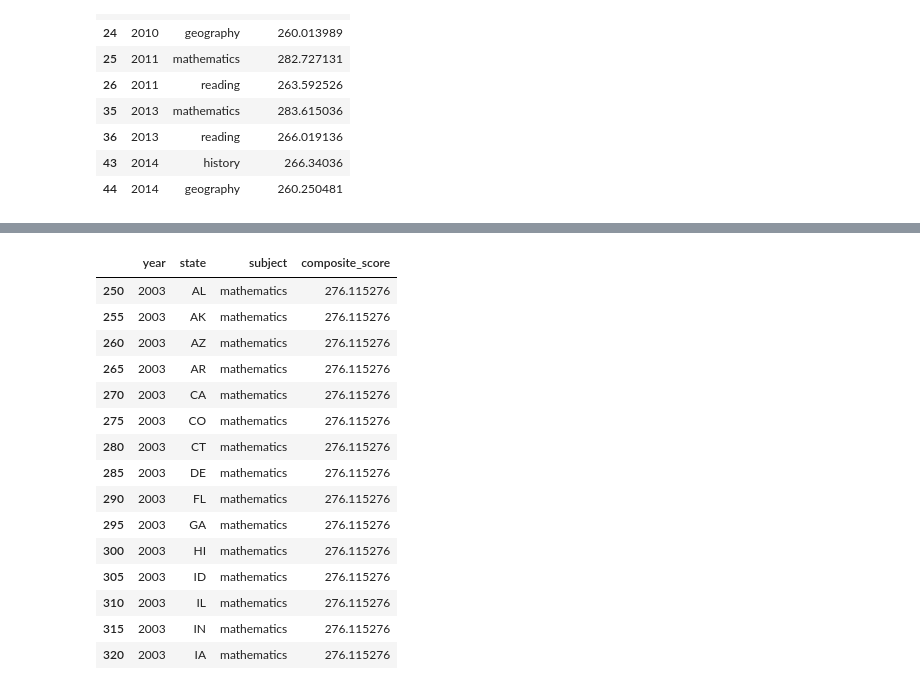
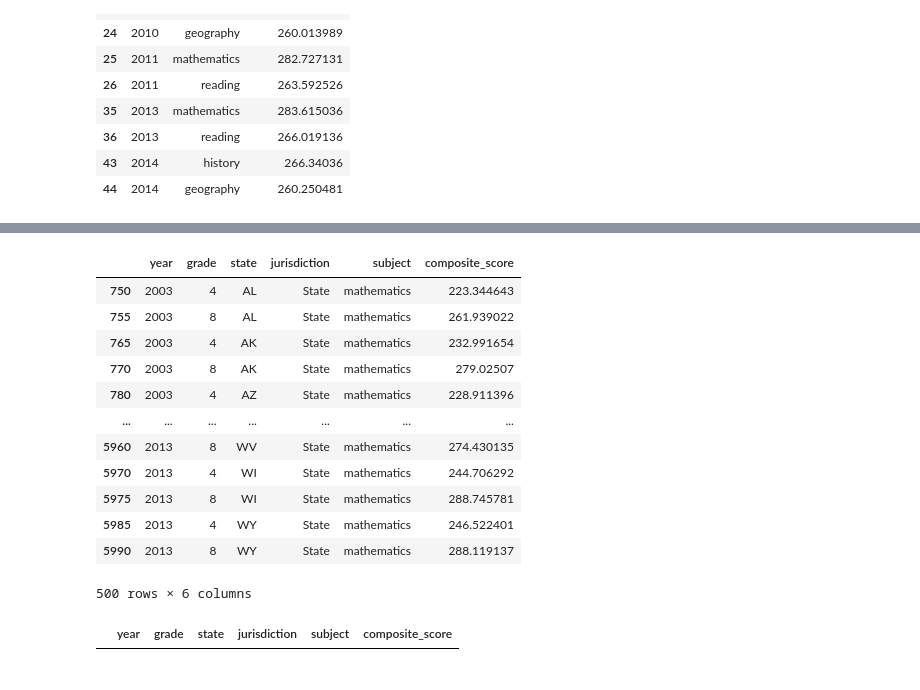
Before and after one commit to bladealec/nss_capstone, a Jupyter notebook: NAEP_api_script.ipynb, the cells around one changed output, grey strips where cells are left out. Cells and saved outputs as stored; diff of their text form; code cells hidden in the pictures.

```diff
--- a/NAEP_api_script.ipynb
+++ b/NAEP_api_script.ipynb
@@ -48,9 +48,9 @@ params = {
     'subject': 'history',
     'grade': 8,
     'subscale': 'HRPCM',
-    'jurisdiction': 'AL',
+    'jurisdiction': 'NP',
     'stattype': 'MN:MN',
-    'year': 2001
+    'year': 2006
 }
 # %%
 response2 = requests.get(endpoint2, params = params)
@@ -456,7 +603,9 @@ composite_score
 # %%
-state_scores_df = pd.DataFrame(year, columns=['year'])
-state_scores_df['state'] = state
-state_scores_df['subject'] = subject
-state_scores_df['composite_score'] = composite_score
-state_scores_df.head(15)
+stategrade_scores_df = pd.DataFrame(year, columns=['year'])
+stategrade_scores_df['grade'] = grade
+stategrade_scores_df['state'] = state
+stategrade_scores_df['jurisdiction'] = jurisdiction
+stategrade_scores_df['subject'] = subject
+stategrade_scores_df['composite_score'] = composite_score
+stategrade_scores_df
 # %% [output]
@@ -490,0 +625,3 @@ state_scores
+# %%
+stategrade_scores = stategrade_scores_df[stategrade_scores_df['composite_score'] != 'N/A']
+stategrade_scores
@@ -491,24 +642,22 @@ state_scores
 # %%
-state_math_scores = state_scores[state_scores['subject'] == 'mathematics']
-state_science_scores = state_scores[state_scores['subject'] == 'science']
-state_history_scores = state_scores[state_scores['subject'] == 'history']
-state_geography_scores = state_scores[state_scores['subject'] == 'geography']
+state_math_scores = stategrade_scores[stategrade_scores['subject'] == 'mathematics']
+state_science_scores = stategrade_scores[stategrade_scores['subject'] == 'science']
+state_history_scores = stategrade_scores[stategrade_scores['subject'] == 'history']
+state_geography_scores = stategrade_scores[stategrade_scores['subject'] == 'geography']
+state_reading_scores = stategrade_scores[stategrade_scores['subject'] == 'reading']
 # %%
-state_math_scores.head(15)
+state_math_scores
 # %% [output]
-|  | year | state | subject | composite_score |
-| 250 | 2003 | AL | mathematics | 276.115276 |
-| 255 | 2003 | AK | mathematics | 276.115276 |
-| 260 | 2003 | AZ | mathematics | 276.115276 |
-| 265 | 2003 | AR | mathematics | 276.115276 |
-| 270 | 2003 | CA | mathematics | 276.115276 |
-| 275 | 2003 | CO | mathematics | 276.115276 |
-| 280 | 2003 | CT | mathematics | 276.115276 |
-| 285 | 2003 | DE | mathematics | 276.115276 |
-| 290 | 2003 | FL | mathematics | 276.115276 |
-| 295 | 2003 | GA | mathematics | 276.115276 |
-| 300 | 2003 | HI | mathematics | 276.115276 |
-| 305 | 2003 | ID | mathematics | 276.115276 |
-| 310 | 2003 | IL | mathematics | 276.115276 |
-| 315 | 2003 | IN | mathematics | 276.115276 |
-| 320 | 2003 | IA | mathematics | 276.115276 |
+|  | year | grade | state | jurisdiction | subject | composite_score |
+| 750 | 2003 | 4 | AL | State | mathematics | 223.344643 |
+| 755 | 2003 | 8 | AL | State | mathematics | 261.939022 |
+| 765 | 2003 | 4 | AK | State | mathematics | 232.991654 |
+| 770 | 2003 | 8 | AK | State | mathematics | 279.02507 |
+| 780 | 2003 | 4 | AZ | State | mathematics | 228.911396 |
+| ... | ... | ... | ... | ... | ... | ... |
+| 5960 | 2013 | 8 | WV | State | mathematics | 274.430135 |
+| 5970 | 2013 | 4 | WI | State | mathematics | 244.706292 |
+| 5975 | 2013 | 8 | WI | State | mathematics | 288.745781 |
+| 5985 | 2013 | 4 | WY | State | mathematics | 246.522401 |
+| 5990 | 2013 | 8 | WY | State | mathematics | 288.119137 |
+500 rows × 6 columns
@@ -681,0 +664,4 @@ for x in years:
+# %%
+state_science_scores
+# %% [output]
+|  | year | grade | state | jurisdiction | subject | composite_score |
```
Also changed, not shown: parts of 14 cells of this notebook, 2 other files.
